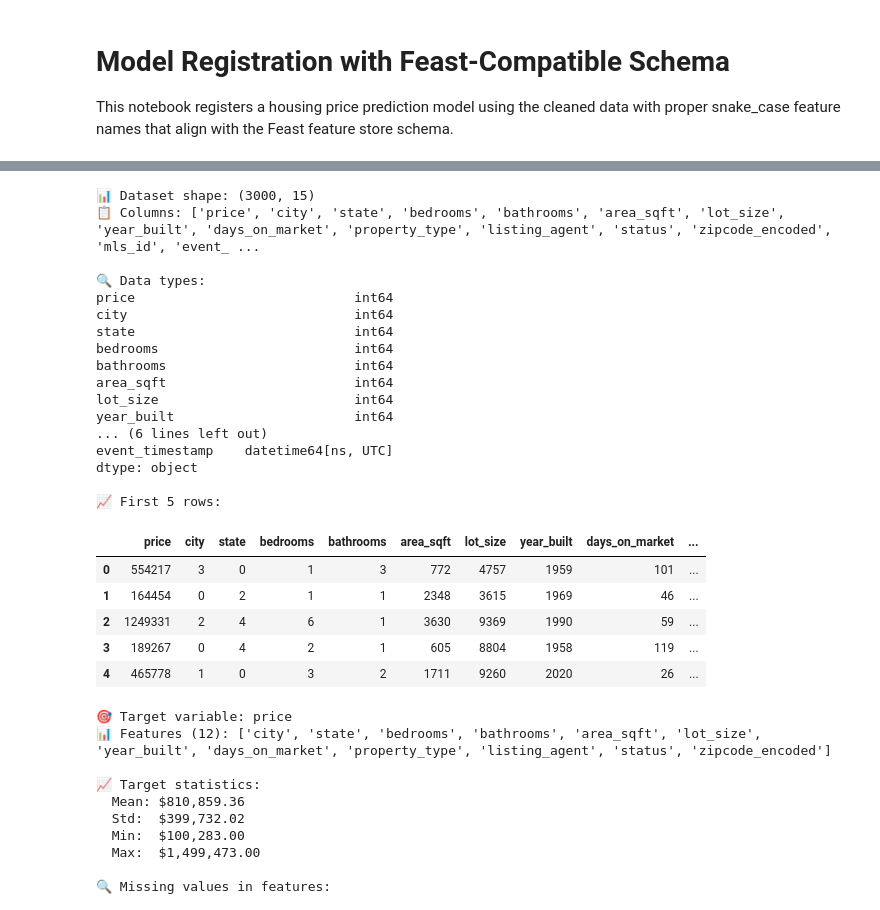
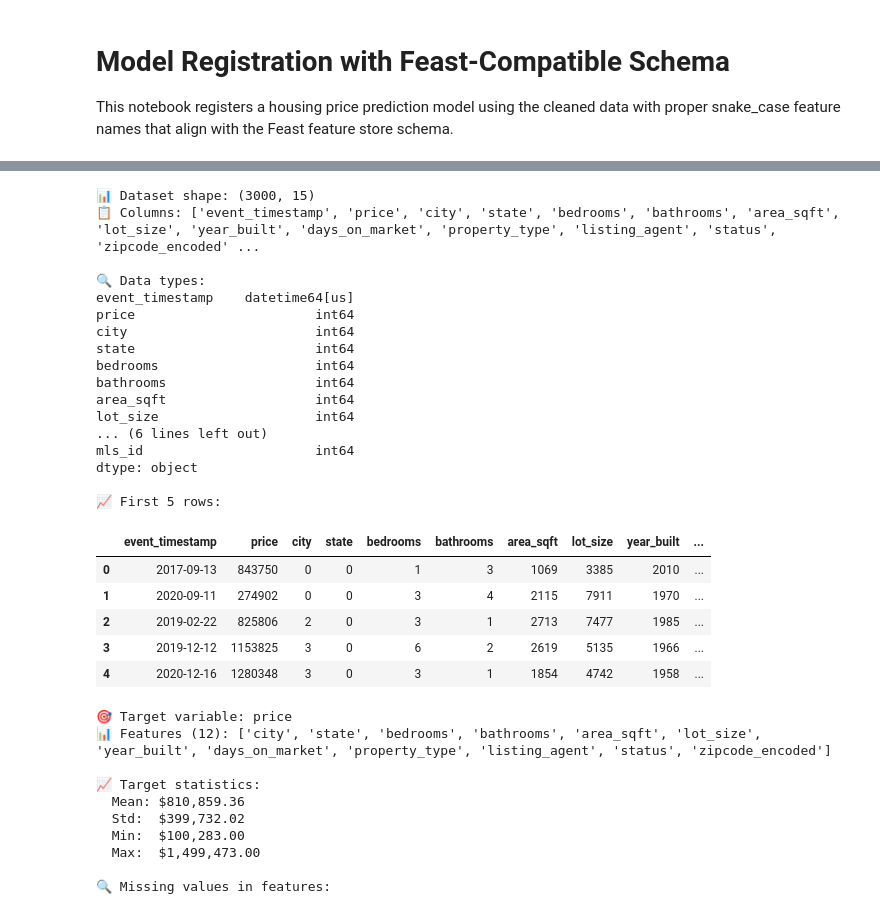
Before and after one commit to codentell/deployml, a Jupyter notebook: model_registration.ipynb, the cells around one changed output, grey strips where cells are left out. Saved outputs shown, nothing was run; the diff lists cells and outputs as text; code cells hidden in the pictures.

```diff
--- a/model_registration.ipynb
+++ b/model_registration.ipynb
@@ -44,42 +43,42 @@ Experiment: housing-feast-compatible
 # %%
 # =============================================================================
 # STEP 1: LOAD AND EXAMINE CLEANED DATA
 # =============================================================================
 
 # Load the cleaned parquet file with proper schema
-data_path = 'feast-container-housing-postgres-v2/data/house_data_cleaned.parquet'
+data_path = 'data/house_data.parquet'
 data = pd.read_parquet(data_path)
 
 print(f"📊 Dataset shape: {data.shape}")
 print(f"📋 Columns: {data.columns.tolist()}")
 print(f"\n🔍 Data types:")
 print(data.dtypes)
 print(f"\n📈 First 5 rows:")
 data.head()
 # %% [output]
 📊 Dataset shape: (3000, 15)
-📋 Columns: ['price', 'city', 'state', 'bedrooms', 'bathrooms', 'area_sqft', 'lot_size', 'year_built', 'days_on_market', 'property_type', 'listing_agent', 'status', 'zipcode_encoded', 'mls_id', 'event_ ...
+📋 Columns: ['event_timestamp', 'price', 'city', 'state', 'bedrooms', 'bathrooms', 'area_sqft', 'lot_size', 'year_built', 'days_on_market', 'property_type', 'listing_agent', 'status', 'zipcode_encoded' ...
 
 🔍 Data types:
-price                            int64
-city                             int64
-state                            int64
-bedrooms                         int64
-bathrooms                        int64
-area_sqft                        int64
-lot_size                         int64
-year_built                       int64
+event_timestamp    datetime64[us]
+price                       int64
+city                        int64
+state                       int64
+bedrooms                    int64
+bathrooms                   int64
+area_sqft                   int64
+lot_size                    int64
 ... (6 lines left out)
-event_timestamp    datetime64[ns, UTC]
+mls_id                      int64
 dtype: object
 
 📈 First 5 rows:
-|  | price | city | state | bedrooms | bathrooms | area_sqft | lot_size | year_built | days_on_market | ... |
-| 0 | 554217 | 3 | 0 | 1 | 3 | 772 | 4757 | 1959 | 101 | ... |
-| 1 | 164454 | 0 | 2 | 1 | 1 | 2348 | 3615 | 1969 | 46 | ... |
-| 2 | 1249331 | 2 | 4 | 6 | 1 | 3630 | 9369 | 1990 | 59 | ... |
-| 3 | 189267 | 0 | 4 | 2 | 1 | 605 | 8804 | 1958 | 119 | ... |
-| 4 | 465778 | 1 | 0 | 3 | 2 | 1711 | 9260 | 2020 | 26 | ... |
+|  | event_timestamp | price | city | state | bedrooms | bathrooms | area_sqft | lot_size | year_built | ... |
+| 0 | 2017-09-13 | 843750 | 0 | 0 | 1 | 3 | 1069 | 3385 | 2010 | ... |
+| 1 | 2020-09-11 | 274902 | 0 | 0 | 3 | 4 | 2115 | 7911 | 1970 | ... |
+| 2 | 2019-02-22 | 825806 | 2 | 0 | 3 | 1 | 2713 | 7477 | 1985 | ... |
+| 3 | 2019-12-12 | 1153825 | 3 | 0 | 6 | 2 | 2619 | 5135 | 1966 | ... |
+| 4 | 2020-12-16 | 1280348 | 3 | 0 | 3 | 1 | 1854 | 4742 | 1958 | ... |
 # %%
 # =============================================================================
 # STEP 2: PREPARE FEATURES FOR TRAINING
```
Also changed, not shown: parts of 5 cells of this notebook, 1 other file.
